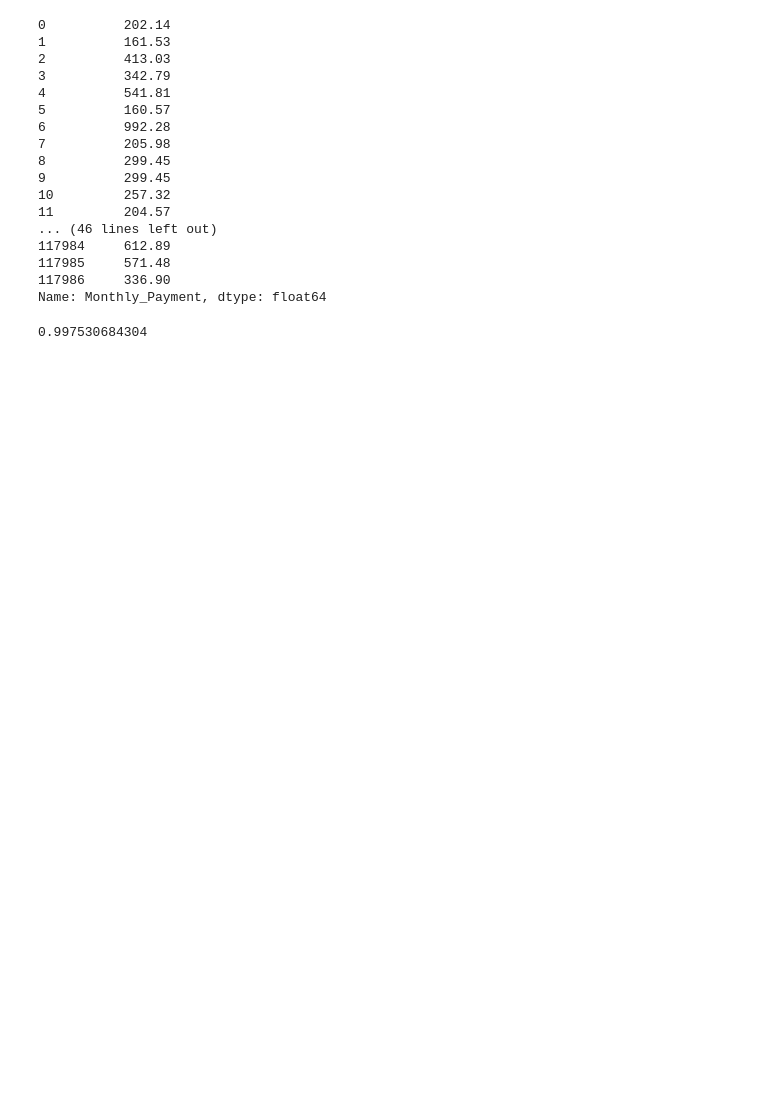
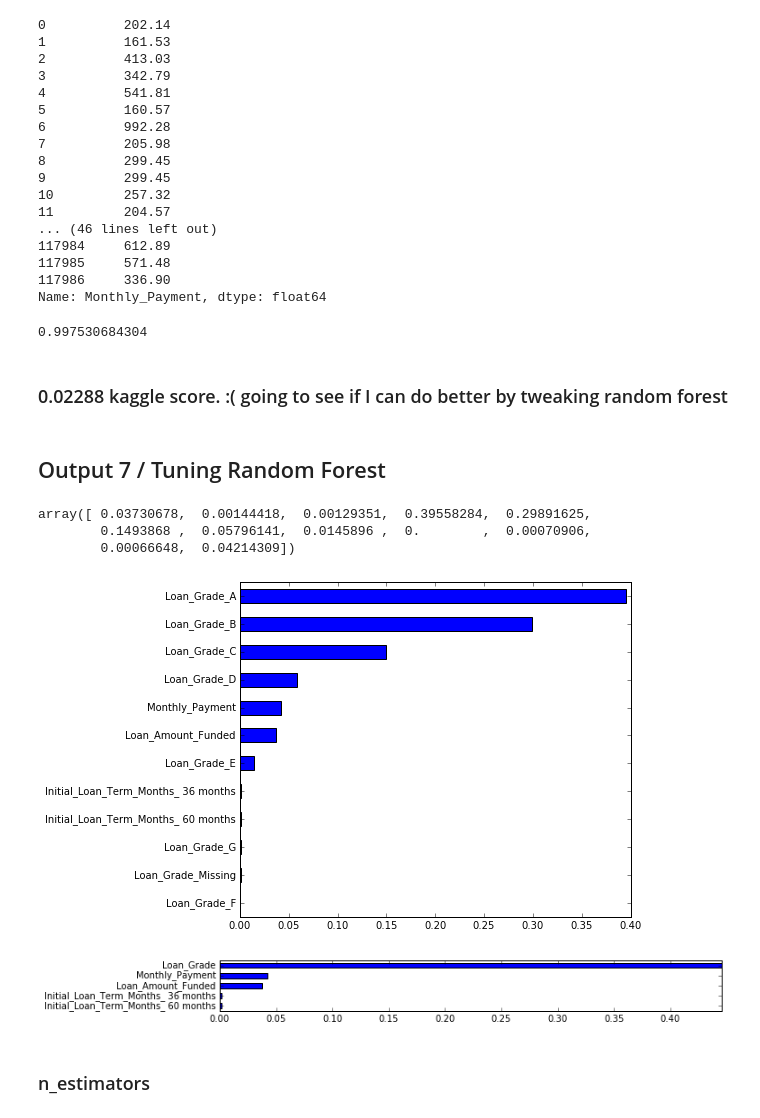
Before and after one commit to gnitnuj/NTL, a Jupyter notebook: NTL.ipynb, the cells around one changed output. Cells and saved outputs as stored; diff of their text form; code cells hidden in the pictures; blank space fills up the shorter version.

```diff
--- a/NTL.ipynb
+++ b/NTL.ipynb
@@ -1073,3 +1050,68 @@ print r2_score(y_test, prediction6)
 output7 = model6.predict(test4)
 output7 = output7/100
 np.savetxt("output7.csv", np.dstack((np.arange(0, output7.size),output7))[0],"%d,%.10f",header="Id,Rate")
+# %% [markdown]
+### 0.02288 kaggle score. :( going to see if I can do better by tweaking random forest
+# %% [markdown]
+## Output 7 / Tuning Random Forest
+# %%
+model6.feature_importances_
+# %% [output]
+array([ 0.03730678,  0.00144418,  0.00129351,  0.39558284,  0.29891625,
+        0.1493868 ,  0.05796141,  0.0145896 ,  0.        ,  0.00070906,
+        0.00066648,  0.04214309])
+# %%
+feature_importances = pd.Series(model6.feature_importances_, index=train4.columns)
+feature_importances.sort_values(inplace=True)
+feature_importances.plot(kind="barh", figsize=(7,6));
+# %% [output]
+[figure, added]
+# %%
+# Complex version that shows the summary view
+
+def graph_feature_importances(model, feature_names, autoscale=True, headroom=0.05, width=10, summarized_columns=None):
+    """
+    By Mike Bernico
+
+    Graphs the feature importances of a random decision forest using a horizontal bar chart.
+    Probably works but untested on other sklearn.ensembles.
+
+    Parameters
+    ----------
+    ensemble = Name of the ensemble whose features you would like graphed.
+    feature_names = A list of the names of those featurs, displayed on the Y axis.
+    autoscale = True (Automatically adjust the X axis size to the largest feature +.headroom) / False = scale from 0 to 1
+    headroom = used with autoscale, .05 default
+    width=figure width in inches
+    summarized_columns = a list of column prefixes to summarize on, for dummy variables (e.g. ["day_"] would summarize all day_ vars
+    """
+
+    if autoscale:
+        x_scale = model.feature_importances_.max()+ headroom
+    else:
+        x_scale = 1
+
+    feature_dict=dict(zip(feature_names, model.feature_importances_))
+
+    if summarized_columns:
+        #some dummy columns need to be summarized
+        for col_name in summarized_columns:
+            #sum all the features that contain col_name, store in temp sum_value
+            sum_value = sum(x for i, x in feature_dict.iteritems() if col_name in i )
+
+            #now remove all keys that are part of col_name
+            keys_to_remove = [i for i in feature_dict.keys() if col_name in i ]
+            for i in keys_to_remove:
+                feature_dict.pop(i)
+            #lastly, read the summarized field
+            feature_dict[col_name] = sum_value
+
+    results = pd.Series(feature_dict.values(), index=feature_dict.keys())
+    results.sort_values(inplace=True)
+    results.plot(kind="barh", figsize=(width,len(results)/4), xlim=(0,x_scale))
+
+graph_feature_importances(model6, train4.columns, summarized_columns=categorical_variables)
+# %% [output]
+[figure, added]
+# %% [markdown]
+### n_estimators
```
Also changed, not shown: parts of 17 cells of this notebook, 2 other files.
